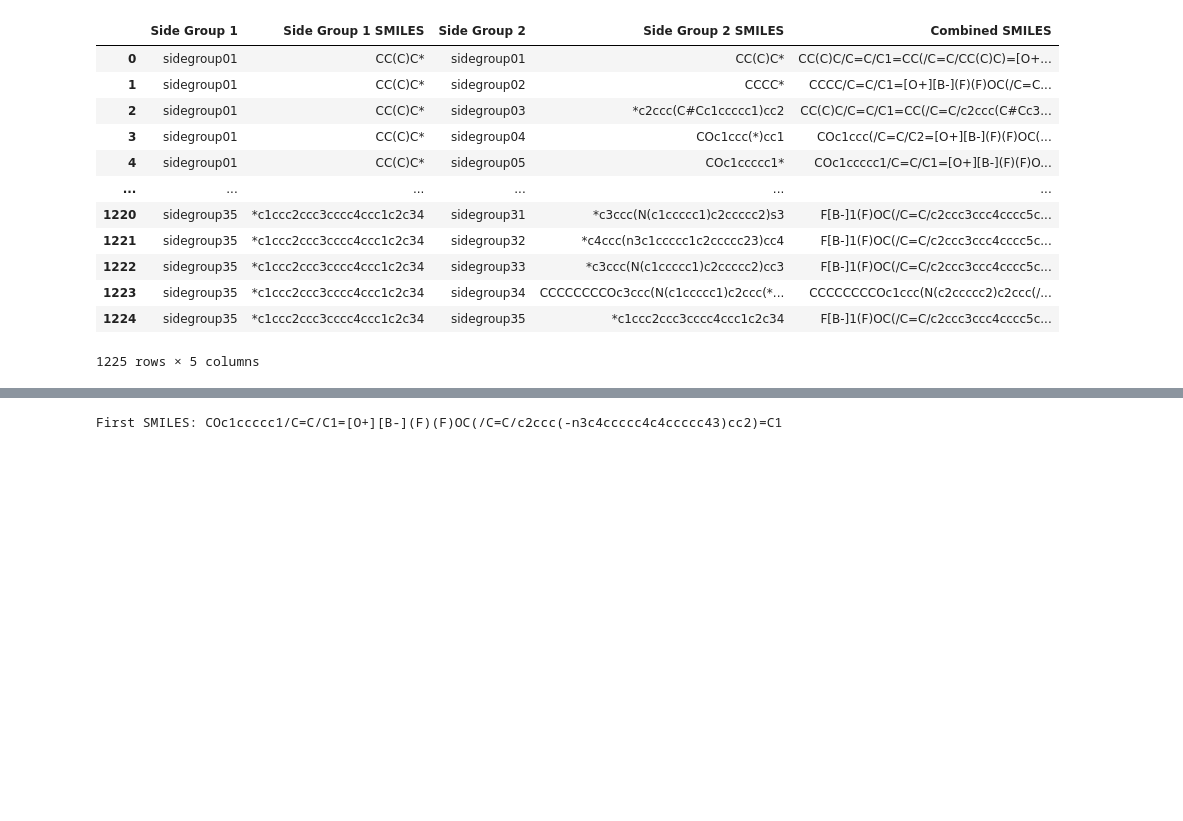
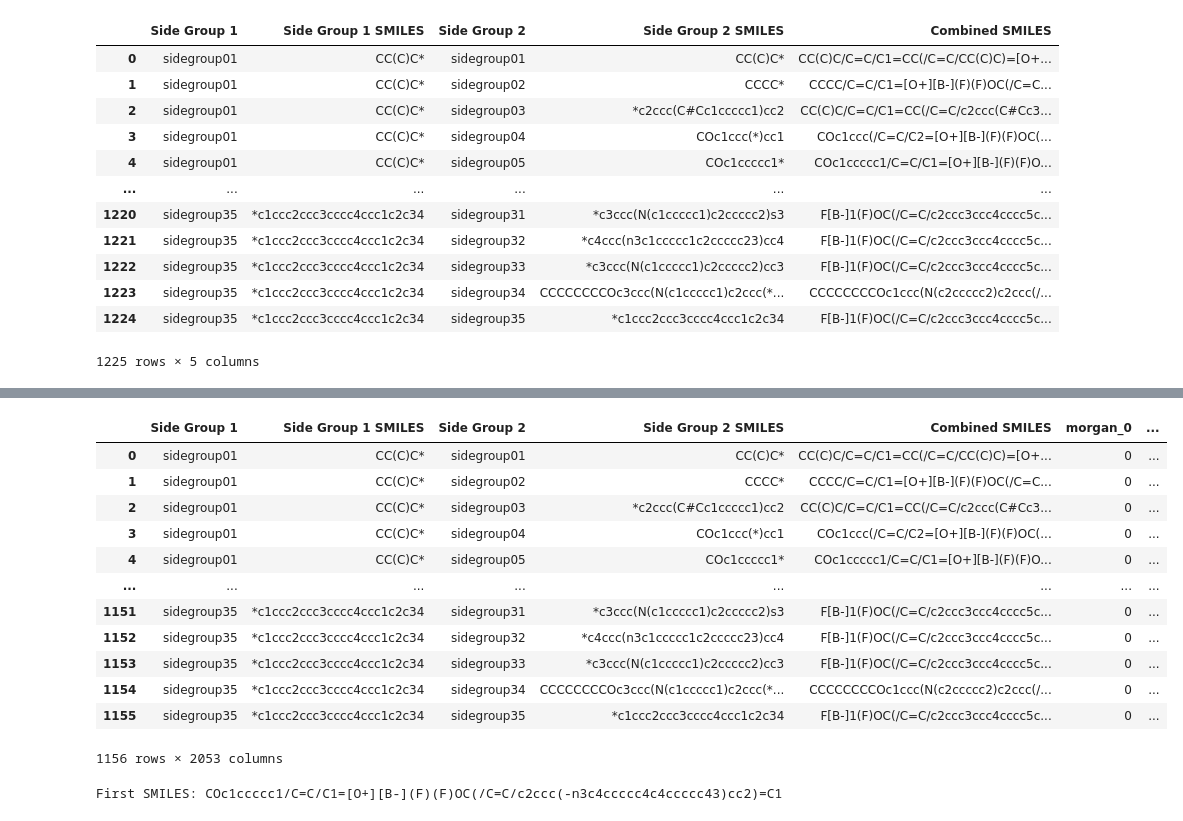
Before and after one commit to chamodpeiris/Curcumin_BendGap_Cheminfo, a Jupyter notebook: Cucumines/Curcumin_NewMolecules_Pred/curcumin_molecule_permutation.ipynb, the cells around one changed output, grey strips where cells are left out. Cells and saved outputs as stored; diff of their text form; code cells hidden in the pictures; blank space fills up the shorter version.

Commit message:
premutated molecules band gap prediction pull

```diff
--- a/Cucumines/Curcumin_NewMolecules_Pred/curcumin_molecule_permutation.ipynb
+++ b/Cucumines/Curcumin_NewMolecules_Pred/curcumin_molecule_permutation.ipynb
@@ -211,8 +211,8 @@ for sg1_name, sg1_smiles in side_groups.items():
         })
 
 # Create the DataFrame
-df = pd.DataFrame(results)
-df
+Premutated_Mol_df = pd.DataFrame(results)
+Premutated_Mol_df
 # %% [output]
 |  | Side Group 1 | Side Group 1 SMILES | Side Group 2 | Side Group 2 SMILES | Combined SMILES |
 | 0 | sidegroup01 | CC(C)C* | sidegroup01 | CC(C)C* | CC(C)C/C=C/C1=CC(/C=C/CC(C)C)=[O+... |
@@ -227,3 +227,24 @@ df
 | 1223 | sidegroup35 | *c1ccc2ccc3cccc4ccc1c2c34 | sidegroup34 | CCCCCCCCOc3ccc(N(c1ccccc1)c2ccc(*... | CCCCCCCCOc1ccc(N(c2ccccc2)c2ccc(/... |
 | 1224 | sidegroup35 | *c1ccc2ccc3cccc4ccc1c2c34 | sidegroup35 | *c1ccc2ccc3cccc4ccc1c2c34 | F[B-]1(F)OC(/C=C/c2ccc3ccc4cccc5c... |
 1225 rows × 5 columns
+# %%
+%%time
+from rdkit.Chem import AllChem
+
+def generate_morgan_fingerprint_safe(smiles):
+    """Generate Morgan fingerprint and handle errors gracefully."""
+    try:
+        mol = Chem.MolFromSmiles(smiles)
+        if mol:
+            return list(AllChem.GetMorganFingerprintAsBitVect(mol, 2, nBits=2048))
+    except Exception:
+        return None
+    return None
+
+Premutated_Mol_df['Morgan_Fingerprints'] = Premutated_Mol_df['Combined SMILES'].apply(generate_morgan_fingerprint_safe)
+Premutated_Mol_df = Premutated_Mol_df[Premutated_Mol_df['Morgan_Fingerprints'].notnull()].reset_index(drop=True)
+morgan_Premutated_Mol_df = pd.DataFrame(Premutated_Mol_df['Morgan_Fingerprints'].tolist(), columns=[f'morgan_{i}' for i in range(2048)])
+
+Premutated_Mol_df_mf = pd.concat([Premutated_Mol_df.drop(columns=['Morgan_Fingerprints']), morgan_Premutated_Mol_df], axis=1)
+Premutated_Mol_df_mf
+# %% [output]
@@ -230,3 +270,16 @@ df
+|  | Side Group 1 | Side Group 1 SMILES | Side Group 2 | Side Group 2 SMILES | Combined SMILES | morgan_0 | ... |
+| 0 | sidegroup01 | CC(C)C* | sidegroup01 | CC(C)C* | CC(C)C/C=C/C1=CC(/C=C/CC(C)C)=[O+... | 0 | ... |
+| 1 | sidegroup01 | CC(C)C* | sidegroup02 | CCCC* | CCCC/C=C/C1=[O+][B-](F)(F)OC(/C=C... | 0 | ... |
+| 2 | sidegroup01 | CC(C)C* | sidegroup03 | *c2ccc(C#Cc1ccccc1)cc2 | CC(C)C/C=C/C1=CC(/C=C/c2ccc(C#Cc3... | 0 | ... |
+| 3 | sidegroup01 | CC(C)C* | sidegroup04 | COc1ccc(*)cc1 | COc1ccc(/C=C/C2=[O+][B-](F)(F)OC(... | 0 | ... |
+| 4 | sidegroup01 | CC(C)C* | sidegroup05 | COc1ccccc1* | COc1ccccc1/C=C/C1=[O+][B-](F)(F)O... | 0 | ... |
+| ... | ... | ... | ... | ... | ... | ... | ... |
+| 1151 | sidegroup35 | *c1ccc2ccc3cccc4ccc1c2c34 | sidegroup31 | *c3ccc(N(c1ccccc1)c2ccccc2)s3 | F[B-]1(F)OC(/C=C/c2ccc3ccc4cccc5c... | 0 | ... |
+| 1152 | sidegroup35 | *c1ccc2ccc3cccc4ccc1c2c34 | sidegroup32 | *c4ccc(n3c1ccccc1c2ccccc23)cc4 | F[B-]1(F)OC(/C=C/c2ccc3ccc4cccc5c... | 0 | ... |
+| 1153 | sidegroup35 | *c1ccc2ccc3cccc4ccc1c2c34 | sidegroup33 | *c3ccc(N(c1ccccc1)c2ccccc2)cc3 | F[B-]1(F)OC(/C=C/c2ccc3ccc4cccc5c... | 0 | ... |
+| 1154 | sidegroup35 | *c1ccc2ccc3cccc4ccc1c2c34 | sidegroup34 | CCCCCCCCOc3ccc(N(c1ccccc1)c2ccc(*... | CCCCCCCCOc1ccc(N(c2ccccc2)c2ccc(/... | 0 | ... |
+| 1155 | sidegroup35 | *c1ccc2ccc3cccc4ccc1c2c34 | sidegroup35 | *c1ccc2ccc3cccc4ccc1c2c34 | F[B-]1(F)OC(/C=C/c2ccc3ccc4cccc5c... | 0 | ... |
+1156 rows × 2053 columns
 # %%
 first_smiles = df.loc[1089, "Combined SMILES"]
 print("First SMILES:", first_smiles)
```
Also changed, not shown: parts of 4 cells of this notebook, 1 other file.
